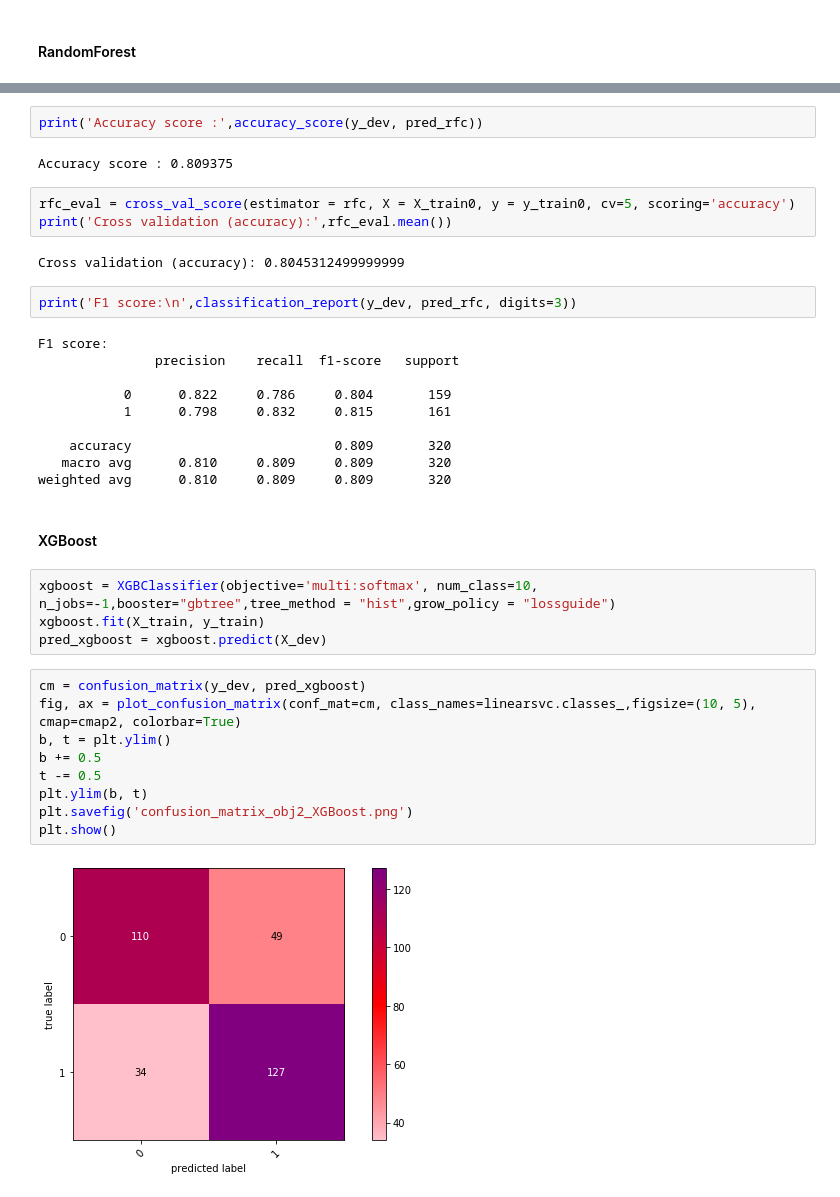
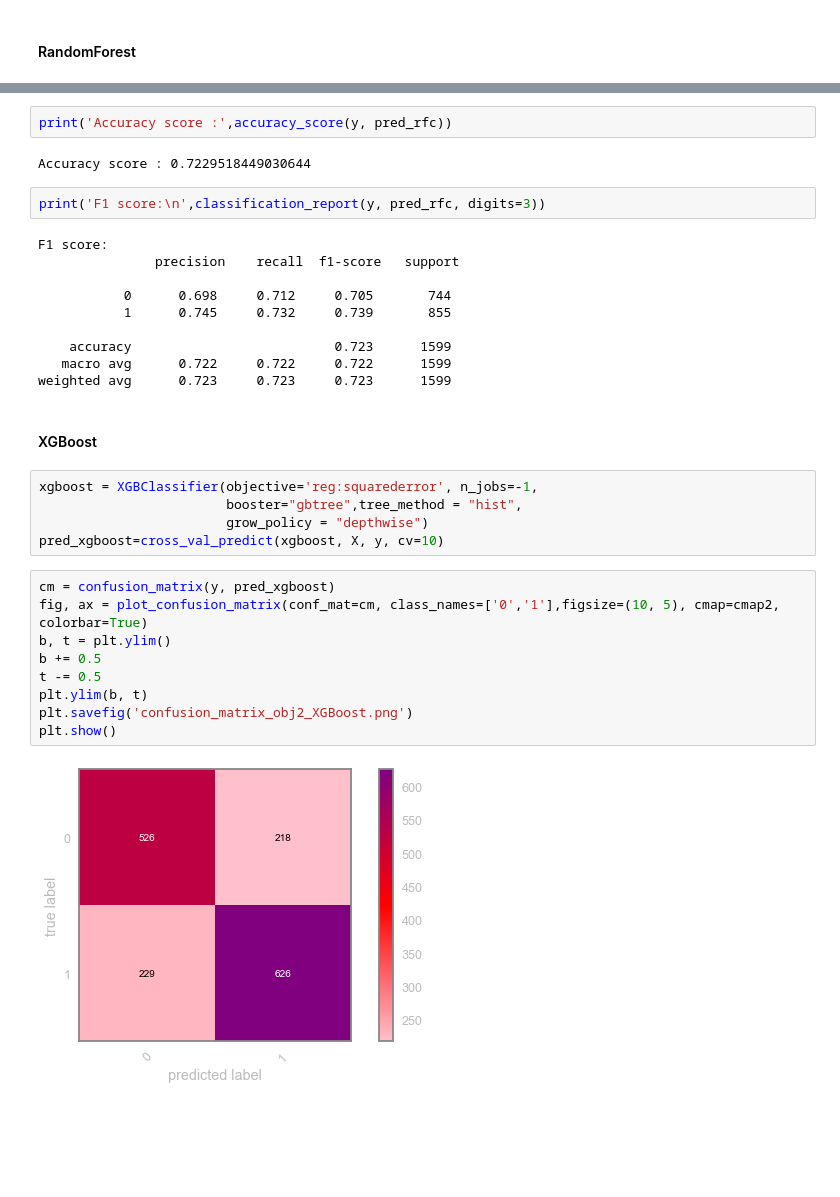
Before and after one commit to alinedebenath/ironhack-datalabs-dataparis0619-pt, a Jupyter notebook: module-3/supervised-learning-project/your-code/my_code.ipynb, the cells around one changed output, grey strips where cells are left out. Drawn from its saved outputs; the diff is of its cells as text; blank space fills up the shorter version.

```diff
--- a/module-3/supervised-learning-project/your-code/my_code.ipynb
+++ b/module-3/supervised-learning-project/your-code/my_code.ipynb
@@ -388,39 +528,35 @@ plt.show()
 # %%
-print('Accuracy score :',accuracy_score(y_dev, pred_rfc))
+print('Accuracy score :',accuracy_score(y, pred_rfc))
 # %% [output]
-Accuracy score : 0.809375
+Accuracy score : 0.7229518449030644
-# %%
-rfc_eval = cross_val_score(estimator = rfc, X = X_train0, y = y_train0, cv=5, scoring='accuracy')
-print('Cross validation (accuracy):',rfc_eval.mean())
-# %% [output]
-Cross validation (accuracy): 0.8045312499999999
 # %%
-print('F1 score:\n',classification_report(y_dev, pred_rfc, digits=3))
+print('F1 score:\n',classification_report(y, pred_rfc, digits=3))
 # %% [output]
 F1 score:
                precision    recall  f1-score   support
 
-           0      0.822     0.786     0.804       159
-           1      0.798     0.832     0.815       161
+           0      0.698     0.712     0.705       744
+           1      0.745     0.732     0.739       855
 
-    accuracy                          0.809       320
-   macro avg      0.810     0.809     0.809       320
-weighted avg      0.810     0.809     0.809       320
+    accuracy                          0.723      1599
+   macro avg      0.722     0.722     0.722      1599
+weighted avg      0.723     0.723     0.723      1599
 # %% [markdown]
 #### XGBoost
 # %%
-xgboost = XGBClassifier(objective='multi:softmax', num_class=10, n_jobs=-1,booster="gbtree",tree_method = "hist",grow_policy = "lossguide")
-xgboost.fit(X_train, y_train)
-pred_xgboost = xgboost.predict(X_dev)
+xgboost = XGBClassifier(objective='reg:squarederror', n_jobs=-1,
+                        booster="gbtree",tree_method = "hist",
+                        grow_policy = "depthwise")
+pred_xgboost=cross_val_predict(xgboost, X, y, cv=10)
 # %%
-cm = confusion_matrix(y_dev, pred_xgboost)
-fig, ax = plot_confusion_matrix(conf_mat=cm, class_names=linearsvc.classes_,figsize=(10, 5), cmap=cmap2, colorbar=True)
+cm = confusion_matrix(y, pred_xgboost)
+fig, ax = plot_confusion_matrix(conf_mat=cm, class_names=['0','1'],figsize=(10, 5), cmap=cmap2, colorbar=True)
 b, t = plt.ylim()
 b += 0.5
 t -= 0.5
 plt.ylim(b, t)
 plt.savefig('confusion_matrix_obj2_XGBoost.png')
 plt.show()
 # %% [output]
-[figure, old version]
+[figure, new version]
 # %%
```
Also changed, not shown: parts of 79 cells of this notebook.
